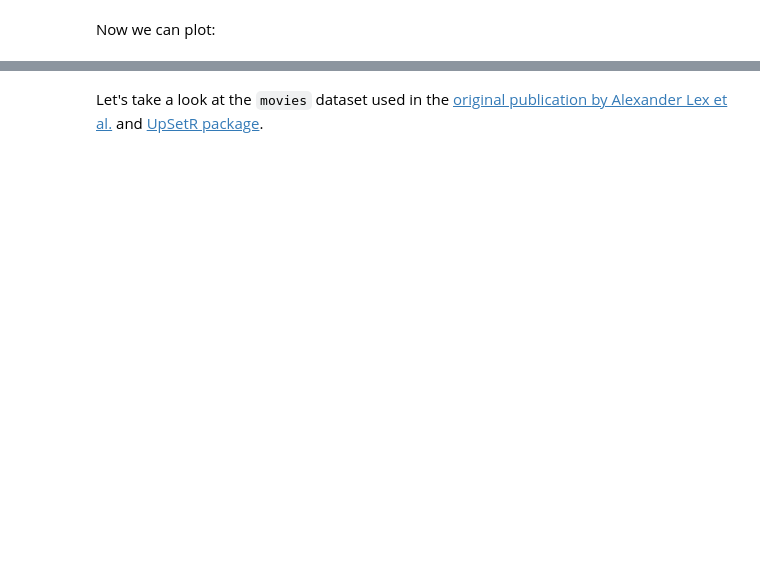
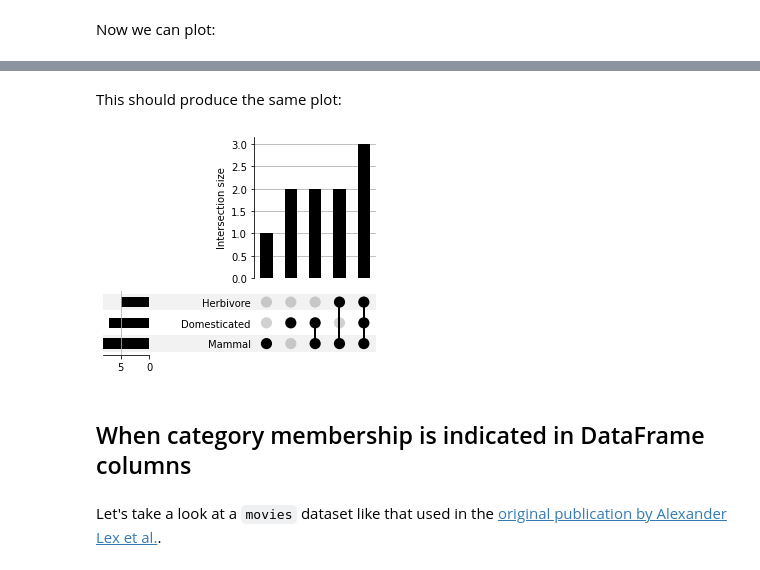
Before and after one commit to jnothman/UpSetPlot, a Jupyter notebook: doc/formats.ipynb, the cells around one changed output, grey strips where cells are left out. Cells and saved outputs as stored; diff of their text form; code cells hidden in the pictures; blank space fills up the shorter version.

Commit message:
A refresh for the data format guide

```diff
--- a/doc/formats.ipynb
+++ b/doc/formats.ipynb
@@ -173,0 +171,21 @@ animals_df
+# %%
+from upsetplot import from_memberships
+
+animal_memberships = {
+    "Cat": "Mammal",
+    "Dog": "Mammal,Domesticated",
+    "Horse": "Mammal,Herbivore,Domesticated",
+    "Sheep": "Mammal,Herbivore,Domesticated",
+    "Pig": "Mammal,Domesticated",
+    "Cattle": "Mammal,Herbivore,Domesticated",
+    "Rhinoceros": "Mammal,Herbivore",
+    "Moose": "Mammal,Herbivore",
+    "Chicken": "Domesticated",
+    "Duck": "Domesticated",
+}
+
+# Turn this into a list of lists:
+animal_membership_lists = [categories.split(",") for categories in animal_memberships.values()]
+
+animals = from_memberships(animal_membership_lists)
+animals
@@ -174,2 +205,11 @@ animals_df
+# %% [markdown]
+This should produce the same plot:
+# %%
+from upsetplot import UpSet
+plt = UpSet(animals, subset_size='count').plot()
+# %% [output]
+[figure, added]
+# %% [markdown]
+## When category membership is indicated in DataFrame columns
 # %% [markdown]
-Let's take a look at the `movies` dataset used in the [original publication by Alexander Lex et al.](https://caleydo.org/publications/2014_infovis_upset/) and [UpSetR package](https://github.com/hms-dbmi/UpSetR).
+Let's take a look at a `movies` dataset like that used in the [original publication by Alexander Lex et al.](https://caleydo.org/publications/2014_infovis_upset/).
```
Also changed, not shown: parts of 42 cells of this notebook, 4 other files.
